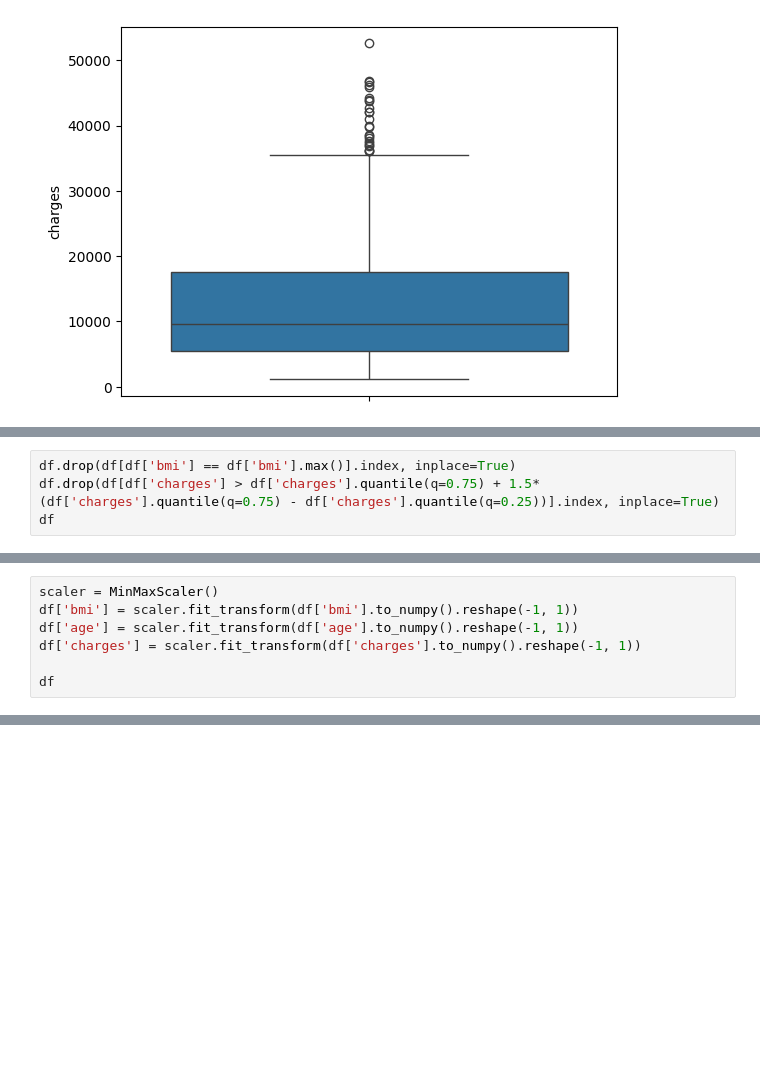
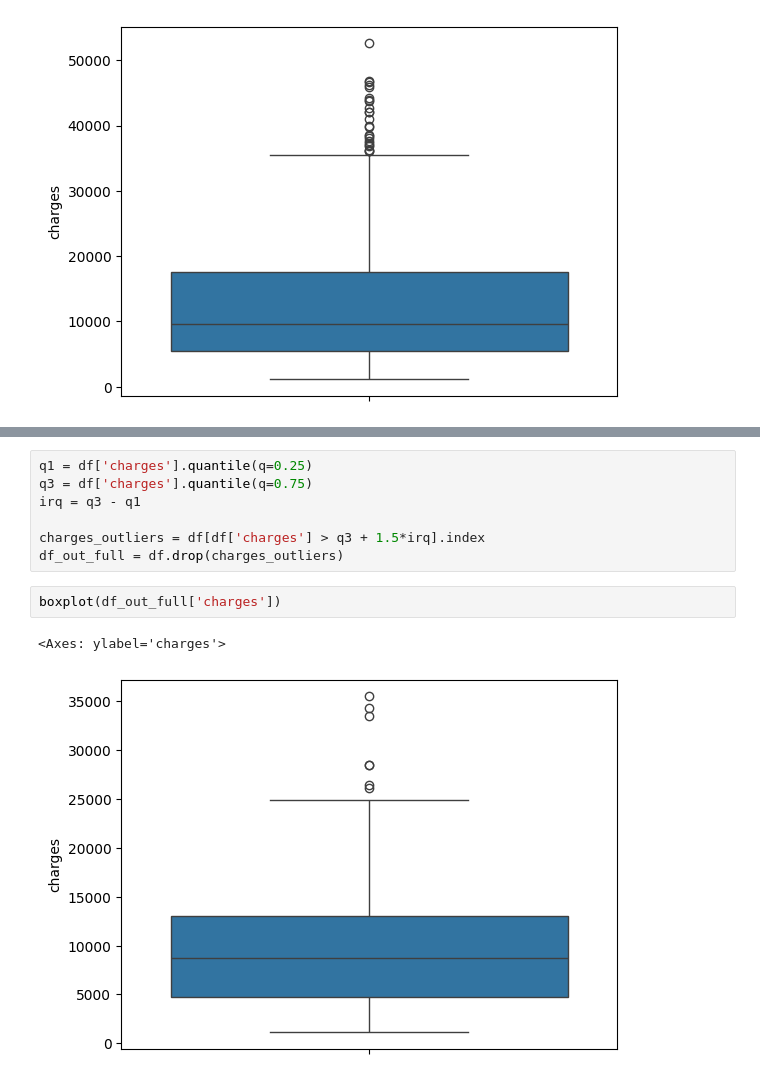
Before and after one commit to m0xn/ensurance-lr, a Jupyter notebook: actividades/proyecto-final.ipynb, the cells around one changed output, grey strips where cells are left out. Saved outputs shown, nothing was run; the diff lists cells and outputs as text; blank space fills up the shorter version.

Commit message:
Continued working with Outliers

```diff
--- a/actividades/proyecto-final.ipynb
+++ b/actividades/proyecto-final.ipynb
@@ -254,4 +249,0 @@ Se pueden observar claramente al menos un valor en cada variable que se **desví
-# %%
-df.drop(df[df['bmi'] == df['bmi'].max()].index, inplace=True)
-df.drop(df[df['charges'] > df['charges'].quantile(q=0.75) + 1.5*(df['charges'].quantile(q=0.75) - df['charges'].quantile(q=0.25))].index, inplace=True)
-df
@@ -284,7 +275,0 @@ El último paso para el tratamiento de los datos es el **escalado de caracterís
-# %%
-scaler = MinMaxScaler()
-df['bmi'] = scaler.fit_transform(df['bmi'].to_numpy().reshape(-1, 1))
-df['age'] = scaler.fit_transform(df['age'].to_numpy().reshape(-1, 1))
-df['charges'] = scaler.fit_transform(df['charges'].to_numpy().reshape(-1, 1))
-
-df
@@ -309,0 +283,12 @@ heatmap(df.corr(), annot=True, fmt='.2f')
+# %%
+q1 = df['charges'].quantile(q=0.25)
+q3 = df['charges'].quantile(q=0.75)
+irq = q3 - q1
+
+charges_outliers = df[df['charges'] > q3 + 1.5*irq].index
+df_out_full = df.drop(charges_outliers)
+# %%
+boxplot(df_out_full['charges'])
+# %% [output]
+<Axes: ylabel='charges'>
+[figure, added]
```
Also changed, not shown: parts of 13 cells of this notebook.
